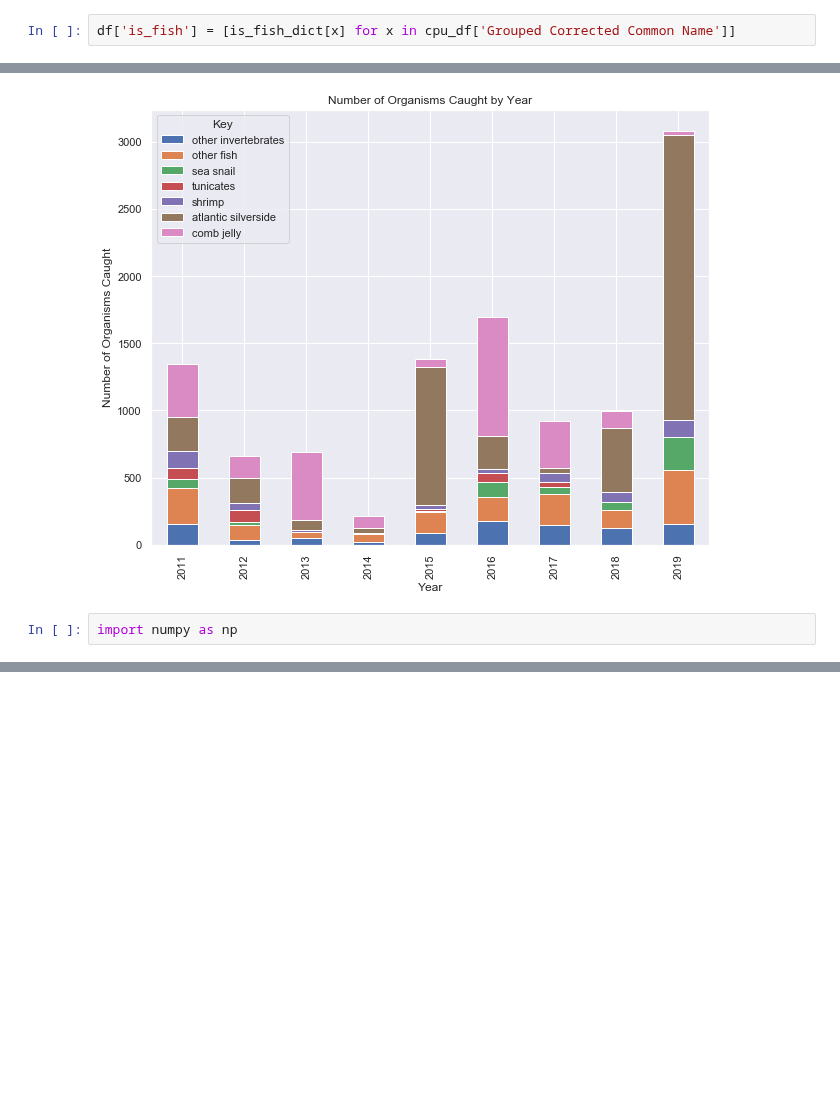
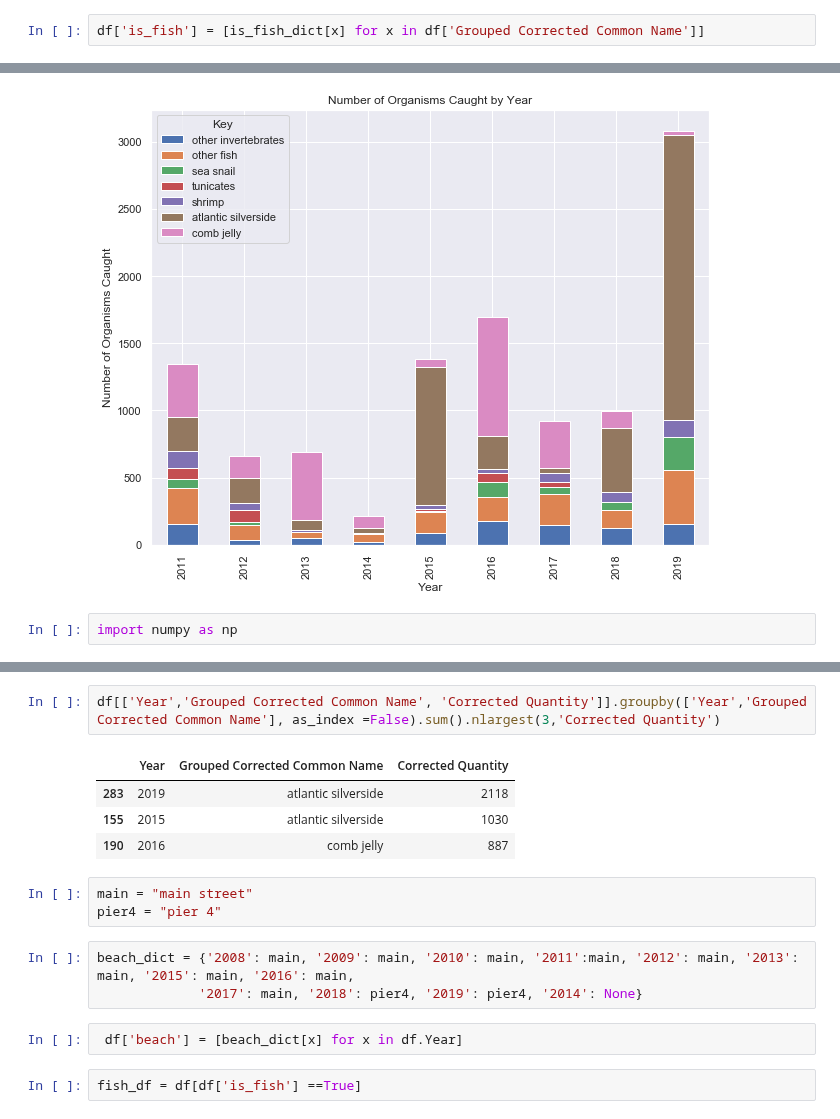
Before and after one commit to Shadhopson/Seining_Analysis, a Jupyter notebook: Untitled Folder 1/Untitled.ipynb, the cells around one changed output, grey strips where cells are left out. Saved outputs shown, nothing was run; the diff lists cells and outputs as text; blank space fills up the shorter version.

```diff
--- a/Untitled Folder 1/Untitled.ipynb
+++ b/Untitled Folder 1/Untitled.ipynb
@@ -42,7 +43,7 @@ is_fish =pd.read_csv('is_it_a_fish.csv', header=None).fillna(0)
 # %%
 is_fish_dict = dict(zip(is_fish[0], is_fish[1]))
 # %%
-df['is_fish'] = [is_fish_dict[x] for x in cpu_df['Grouped Corrected Common Name']]
+df['is_fish'] = [is_fish_dict[x] for x in df['Grouped Corrected Common Name']]
 # %%
 cpu_df = df[['Grouped Corrected Common Name', "Corrected Quantity", "Corrected # Hauls", "Year", "Date", "is_fish"]]
 # %%
@@ -196,0 +131,17 @@ plt.show()
+# %%
+df[['Year','Grouped Corrected Common Name', 'Corrected Quantity']].groupby(['Year','Grouped Corrected Common Name'], as_index =False).sum().nlargest(3,'Corrected Quantity')
+# %% [output]
+|  | Year | Grouped Corrected Common Name | Corrected Quantity |
+| 283 | 2019 | atlantic silverside | 2118 |
+| 155 | 2015 | atlantic silverside | 1030 |
+| 190 | 2016 | comb jelly | 887 |
+# %%
+main = "main street"
+pier4 = "pier 4"
+# %%
+beach_dict = {'2008': main, '2009': main, '2010': main, '2011':main, '2012': main, '2013': main, '2015': main, '2016': main,
+             '2017': main, '2018': pier4, '2019': pier4, '2014': None}
+# %%
+ df['beach'] = [beach_dict[x] for x in df.Year]
+# %%
+fish_df = df[df['is_fish'] ==True]
```
Also changed, not shown: parts of 24 cells of this notebook, 30 other files.
